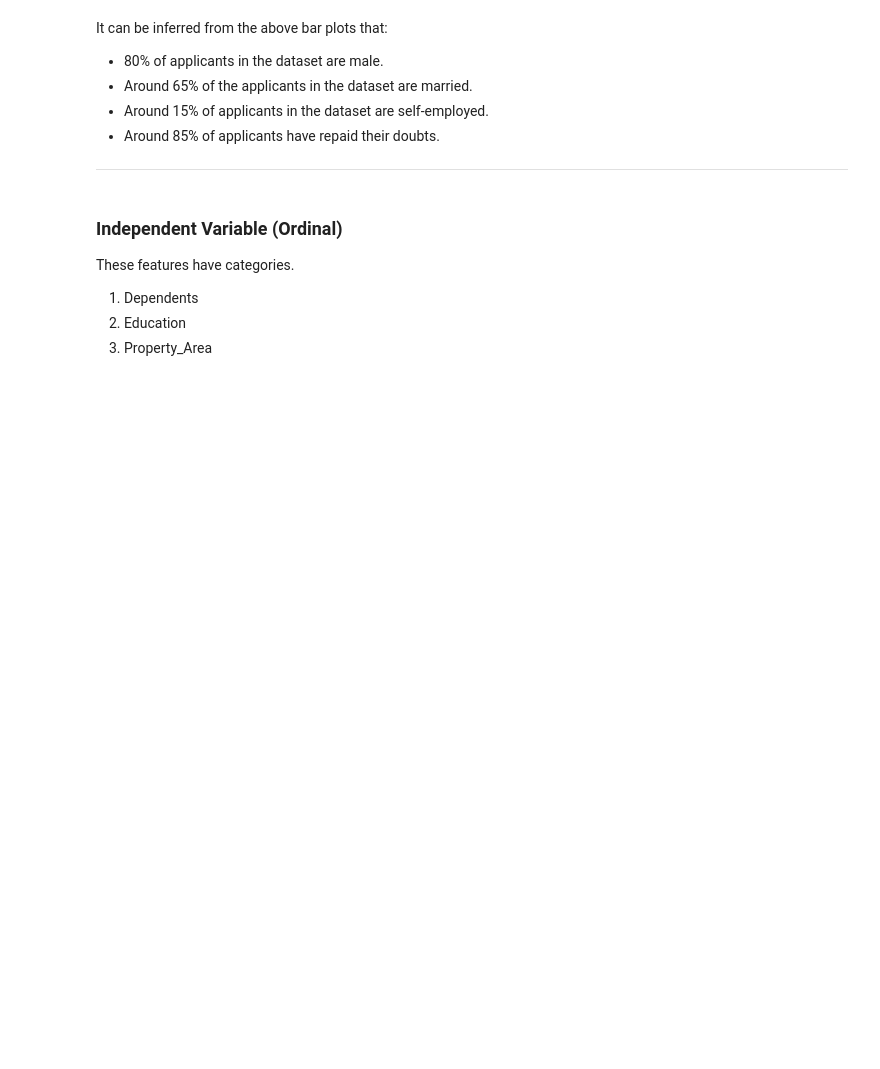
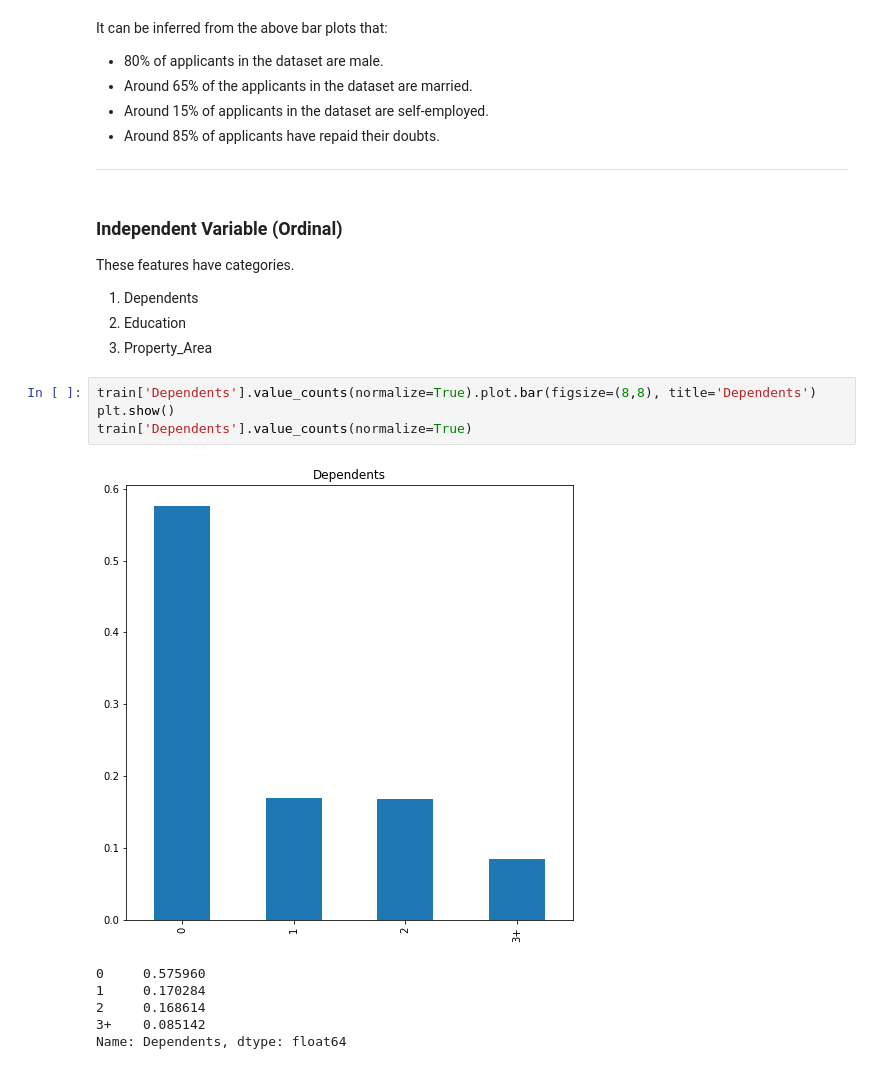
Before and after one commit to farisbashir/loan-eligibility-prediction, a Jupyter notebook: main.ipynb, the cells around one changed output. Cells and saved outputs as stored; diff of their text form; blank space fills up the shorter version.

```diff
--- a/main.ipynb
+++ b/main.ipynb
@@ -147,3 +147,14 @@ These features have categories.
 1. Dependents
 2. Education
 3. Property_Area
+# %%
+train['Dependents'].value_counts(normalize=True).plot.bar(figsize=(8,8), title='Dependents')
+plt.show()
+train['Dependents'].value_counts(normalize=True)
+# %% [output]
+[figure, added]
+0     0.575960
+1     0.170284
+2     0.168614
+3+    0.085142
+Name: Dependents, dtype: float64
```
Also changed, not shown: parts of 12 cells of this notebook.
